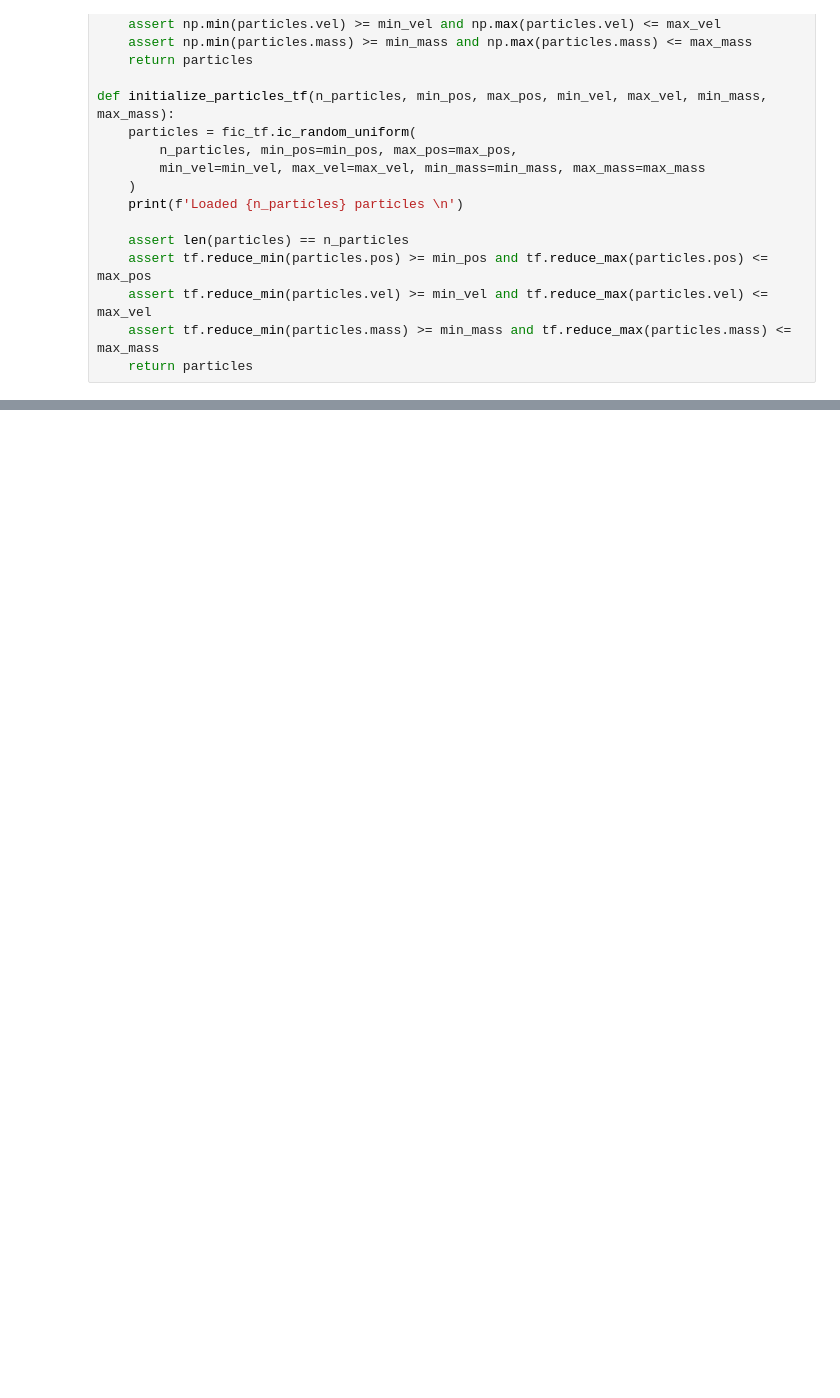
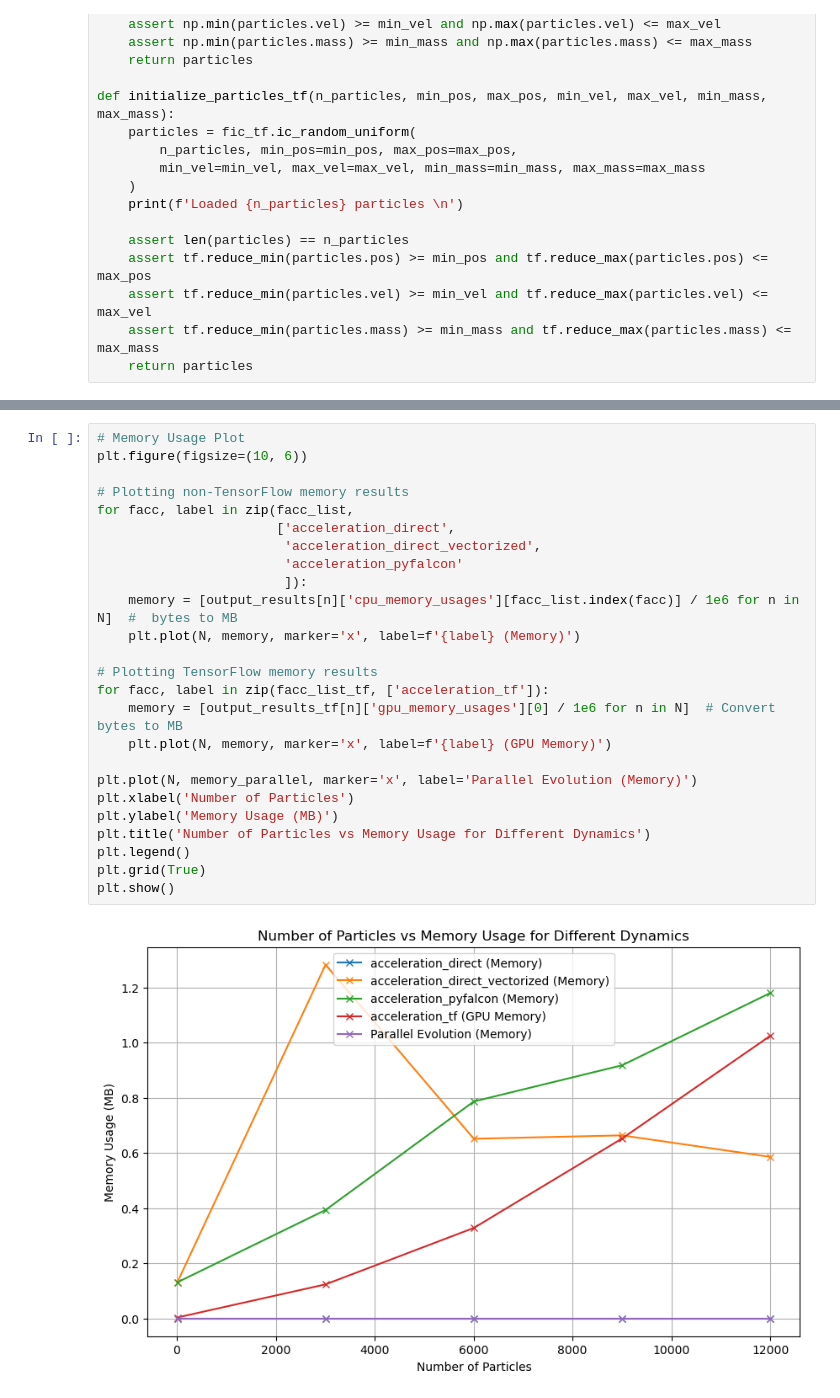
Before and after one commit to supriodubey/compast, a Jupyter notebook: fireworks_trajectories_and_energy_tf.ipynb, the cells around one changed output, grey strips where cells are left out. Cells and saved outputs as stored; diff of their text form; blank space fills up the shorter version.

```diff
--- a/fireworks_trajectories_and_energy_tf.ipynb
+++ b/fireworks_trajectories_and_energy_tf.ipynb
@@ -69 +408,28 @@ def initialize_particles_tf(n_particles, min_pos, max_pos, min_vel, max_vel, min
+# %%
+# Memory Usage Plot
+plt.figure(figsize=(10, 6))
+
+# Plotting non-TensorFlow memory results
+for facc, label in zip(facc_list,
+                       ['acceleration_direct',
+                        'acceleration_direct_vectorized',
+                        'acceleration_pyfalcon'
+                        ]):
+    memory = [output_results[n]['cpu_memory_usages'][facc_list.index(facc)] / 1e6 for n in N]  #  bytes to MB
+    plt.plot(N, memory, marker='x', label=f'{label} (Memory)')
+
+# Plotting TensorFlow memory results
+for facc, label in zip(facc_list_tf, ['acceleration_tf']):
+    memory = [output_results_tf[n]['gpu_memory_usages'][0] / 1e6 for n in N]  # Convert bytes to MB
+    plt.plot(N, memory, marker='x', label=f'{label} (GPU Memory)')
+
+plt.plot(N, memory_parallel, marker='x', label='Parallel Evolution (Memory)')
+plt.xlabel('Number of Particles')
+plt.ylabel('Memory Usage (MB)')
+plt.title('Number of Particles vs Memory Usage for Different Dynamics')
+plt.legend()
+plt.grid(True)
+plt.show()
+# %% [output]
+[figure, added]
 # %%
```
Also changed, not shown: parts of 25 cells of this notebook, 11 other files.
